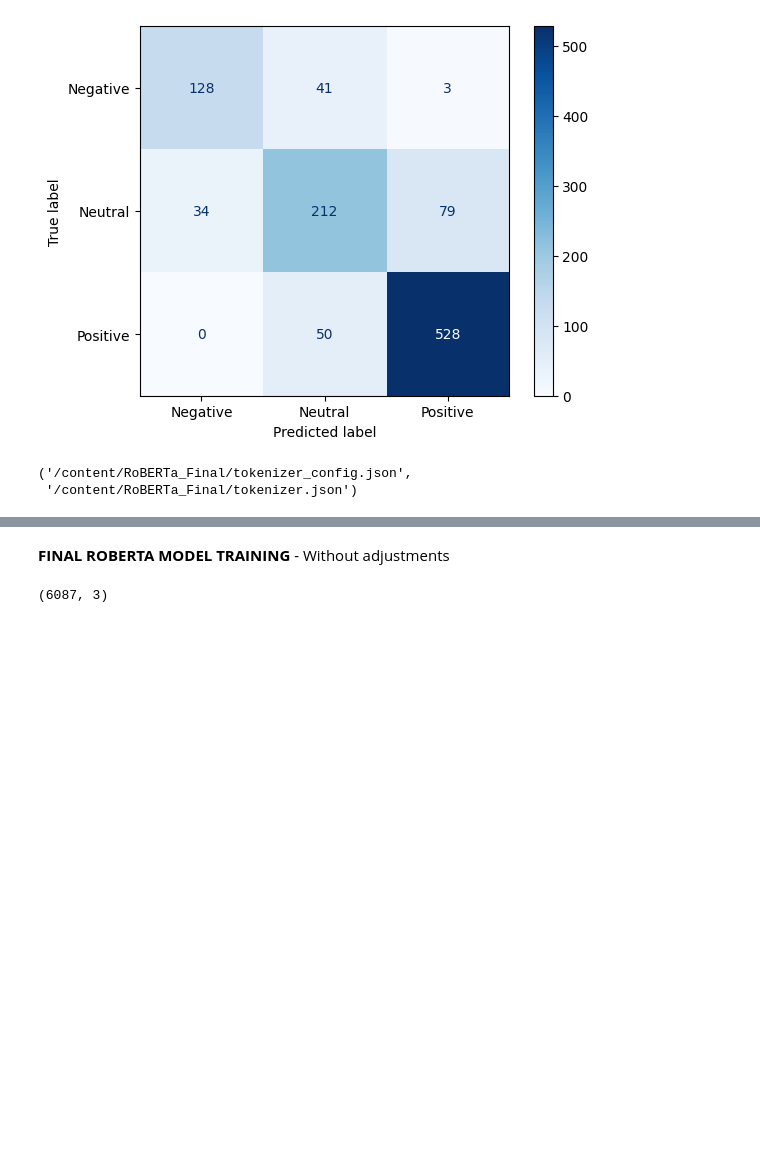
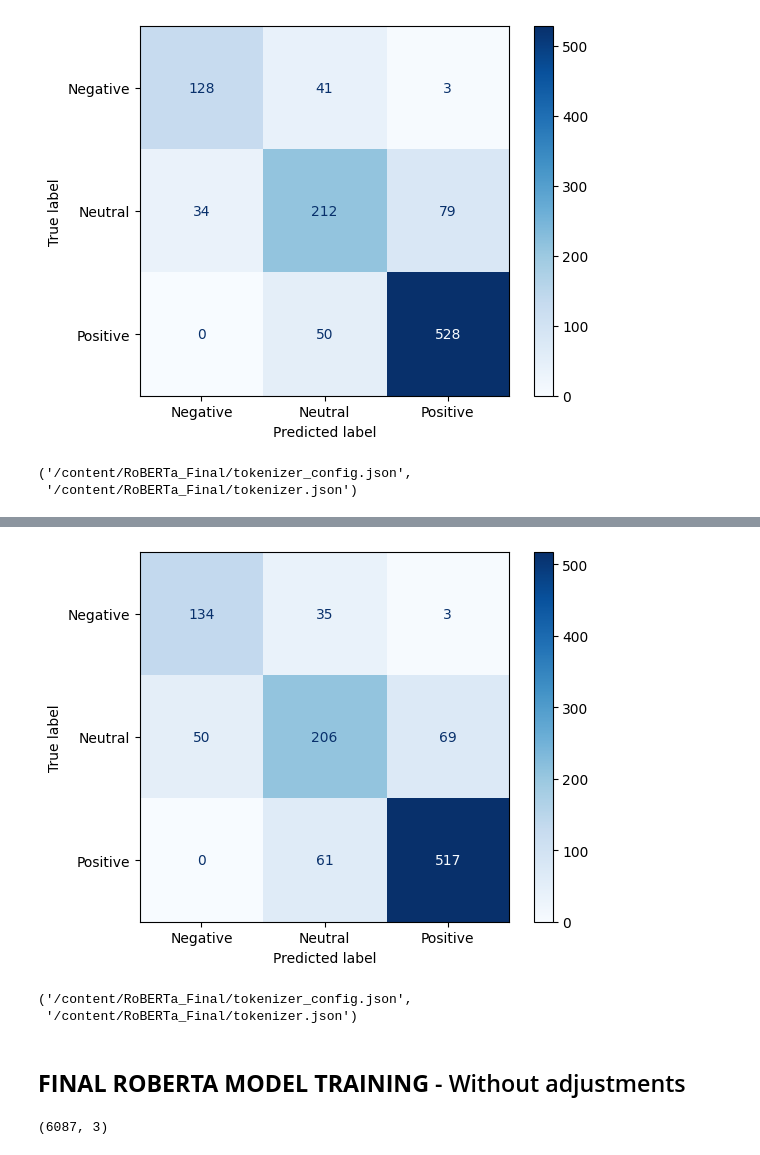
Before and after one commit to AnujikaSasindi/sri-lanka-tourism-sentiment-analysis, a Jupyter notebook: Try_Again_3__Sentiment_Prediction_Model_1_1.ipynb, the cells around one changed output, grey strips where cells are left out. Cells and saved outputs as stored; diff of their text form; code cells hidden in the pictures; blank space fills up the shorter version.

```diff
--- a/Try_Again_3__Sentiment_Prediction_Model_1_1.ipynb
+++ b/Try_Again_3__Sentiment_Prediction_Model_1_1.ipynb
@@ -604,0 +927,7 @@ roberta_tokenizer.save_pretrained("/content/RoBERTa_Final")
+# %%
+from transformers import AutoModelForSequenceClassification
+
+roberta_model_cw = AutoModelForSequenceClassification.from_pretrained(
+    RoBERTa_MODEL_NAME,
+    num_labels=3
+)
@@ -604,0 +973,14 @@ roberta_tokenizer.save_pretrained("/content/RoBERTa_Final")
+# %%
+from transformers import Trainer
+
+roberta_trainer_cw = WeightedTrainer(
+    model=roberta_model_cw,
+    args=roberta_training_args_cw,
+    train_dataset=roberta_train_tokenized,
+    eval_dataset=roberta_val_tokenized,
+    data_collator=data_collator,
+    compute_metrics=compute_metrics,
+    class_weights=class_weights
+)
+# %%
+roberta_trainer_cw.train()
@@ -604,0 +1007,6 @@ roberta_tokenizer.save_pretrained("/content/RoBERTa_Final")
+# %%
+predictions_roberta_cw = roberta_trainer_cw.predict(roberta_test_tokenized)
+
+y_pred_roberta_cw = np.argmax(predictions_roberta_cw.predictions, axis=1)
+
+y_true_roberta_cw = predictions_roberta_cw.label_ids
@@ -605,5 +1033,30 @@ roberta_tokenizer.save_pretrained("/content/RoBERTa_Final")
+# %%
+from sklearn.metrics import confusion_matrix, ConfusionMatrixDisplay
+import matplotlib.pyplot as plt
+
+cm_roberta_cw = confusion_matrix(y_true_roberta_cw, y_pred_roberta_cw)
+
+disp = ConfusionMatrixDisplay(
+    confusion_matrix=cm_roberta_cw,
+    display_labels=label_encoder.classes_
+)
+
+disp.plot(cmap="Blues")
+
+plt.show()
+# %% [output]
+[figure, added]
+# %%
+# Didn't run
+
+roberta_trainer.save_model("/content/RoBERTa_Final")
+
+roberta_tokenizer.save_pretrained("/content/RoBERTa_Final")
+# %% [output]
+('/content/RoBERTa_Final/tokenizer_config.json',
+ '/content/RoBERTa_Final/tokenizer.json')
 # %% [markdown]
-**FINAL ROBERTA MODEL TRAINING** - Without adjustments
+## **FINAL ROBERTA MODEL TRAINING** - Without adjustments
 # %%
 final_train_df = pd.concat([train_df, val_df]).reset_index(drop=True)
 
```
Also changed, not shown: parts of 53 cells of this notebook.
